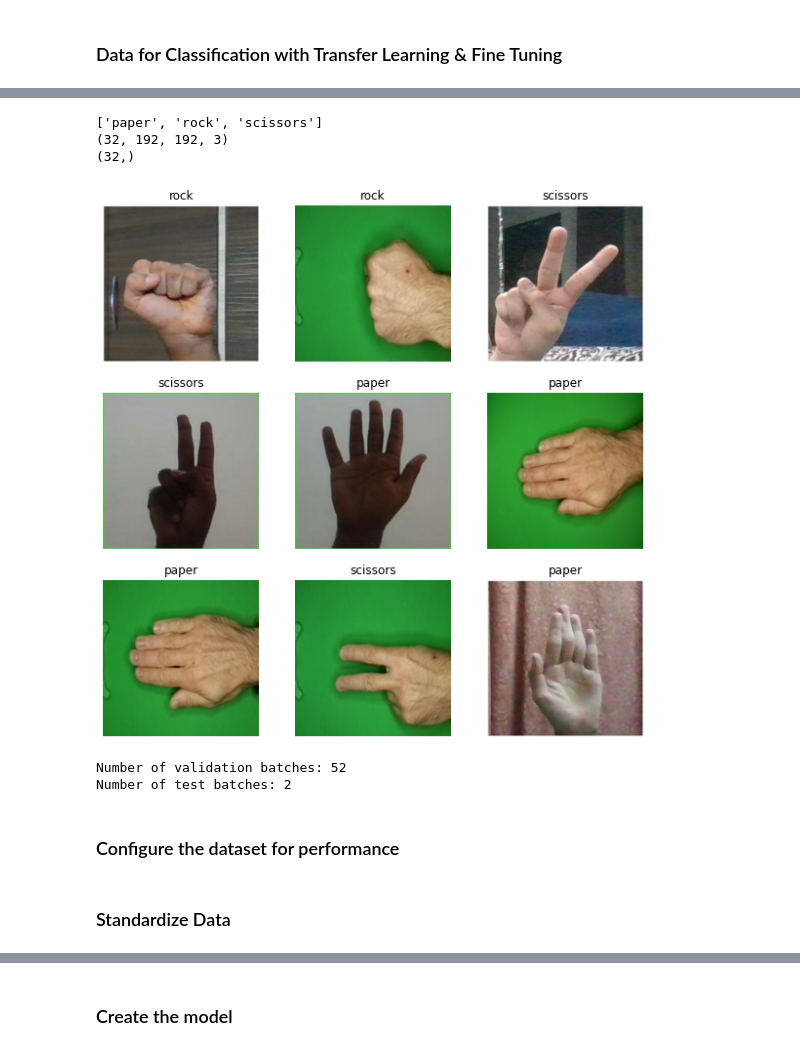
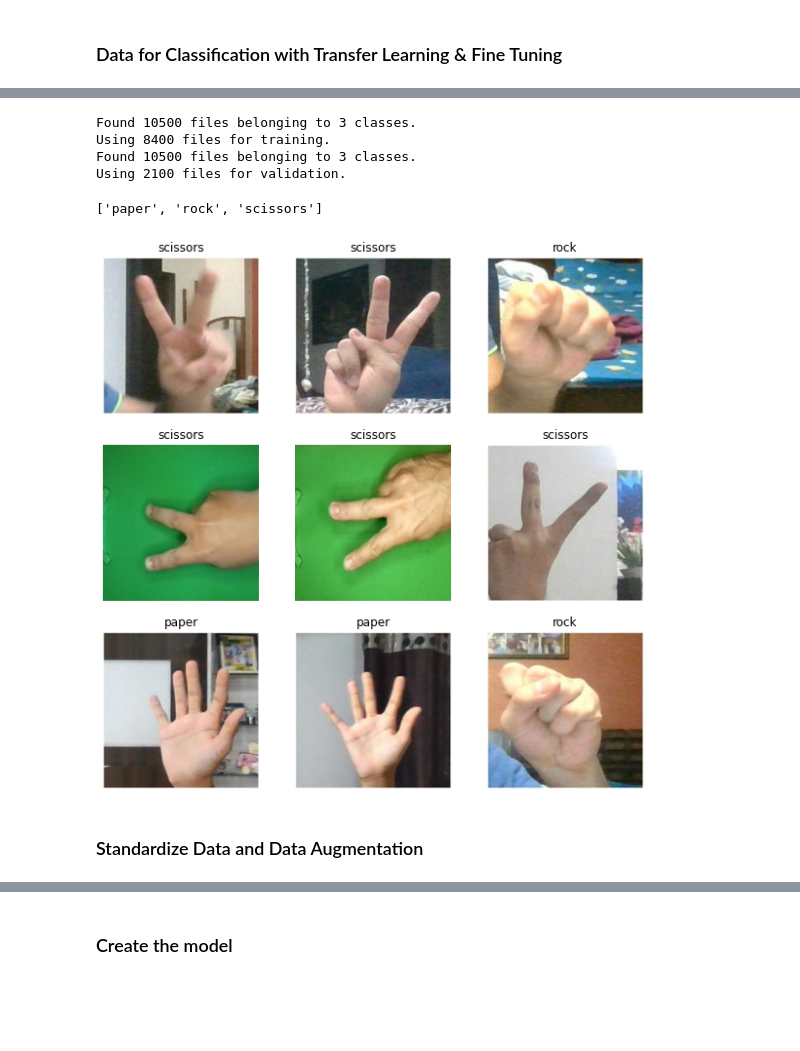
Before and after one commit to adrianbruegger/applieddatascience, a Jupyter notebook: AppliedDataScience_Project.ipynb, the cells around one changed output, grey strips where cells are left out. Drawn from its saved outputs; the diff is of its cells as text; code cells hidden in the pictures; blank space fills up the shorter version.

```diff
--- a/AppliedDataScience_Project.ipynb
+++ b/AppliedDataScience_Project.ipynb
@@ -299,18 +436,18 @@ Bad file: ./rockpaperscissors/rock/rock\99.jpg
 # %%
-dst_dir = 'rockpaperscissors/rock/rock_2'
+dst_dir = 'rockpaperscissors/scissors'
 os.makedirs(dst_dir, exist_ok=True)
 
-files = glob.glob('./rockpaperscissors/rock/rock_2/*.jpg')
+files = glob.glob('./rockpaperscissors/scissors/*')
 i = 0
 
 for f in files:
     i = i + 1
     try:
-        img = Image.open('rockpaperscissors/rock/rock_2/'+f)
+        img = PIL.Image.open('rockpaperscissors/scissors/'+f)
     except (IOError) as e:
-        print ('Bad file:', f)
+        #print ('Bad file:', f)
         pass
-    img = Image.open(f)
+    img = PIL.Image.open(f)
     if img.mode != 'RGB':
         img = img.convert('RGB')
     img_resize = img.resize((192, 192))
@@ -318,4 +455,5 @@ for f in files:
     basename = os.path.basename(root)
     img_resize.save(os.path.join(dst_dir, basename + ext))
     if i == 10000:
+        print("over >10'000 process aborted")
         break
@@ -618,23 +464,48 @@ Using 1636 files for validation.
-# %%
-class_names = train_dataset.class_names
-
-print(class_names)
-
-for image_batch, labels_batch in train_dataset:
-  print(image_batch.shape)
-  print(labels_batch.shape)
-  break
-# %% [output]
-['paper', 'rock', 'scissors']
-(32, 192, 192, 3)
-(32,)
+# %%
+# .ipynb_checkpoint is falsely recognized as class, so we have to remove it before continuing
+
+#shutil.rmtree('/content/rockpaperscissors/.ipynb_checkpoints', ignore_errors=True)
+
+data_dir = os.path.join(os.curdir, '/content/rockpaperscissors')
+
+batch_size = 32
+img_height = 192
+img_width = 192
+
+train_ds = tf.keras.utils.image_dataset_from_directory(
+  data_dir,
+  validation_split=0.2,
+  subset="training",
+  seed=123,
+  image_size=(img_height, img_width),
+  batch_size=batch_size)
+
+val_ds = tf.keras.utils.image_dataset_from_directory(
+  data_dir,
+  validation_split=0.2,
+  subset="validation",
+  seed=123,
+  image_size=(img_height, img_width),
+  batch_size=batch_size)
+# %% [output]
+Found 10500 files belonging to 3 classes.
+Using 8400 files for training.
+Found 10500 files belonging to 3 classes.
+Using 2100 files for validation.
+# %%
+class_names = train_ds.class_names
+print(class_names)
+# %% [output]
+['paper', 'rock', 'scissors']
 # %%
+import matplotlib.pyplot as plt
+
 plt.figure(figsize=(10, 10))
-for images, labels in train_dataset.take(1):
+for images, labels in train_ds.take(1):
   for i in range(9):
     ax = plt.subplot(3, 3, i + 1)
     plt.imshow(images[i].numpy().astype("uint8"))
     plt.title(class_names[labels[i]])
     plt.axis("off")
 # %% [output]
-[figure, old version]
+[figure, new version]
@@ -646,9 +511,0 @@ val_dataset = validation_dataset.skip(val_batches // 20)
-# %%
-
-print('Number of validation batches: %d' % tf.data.experimental.cardinality(validation_dataset))
-print('Number of test batches: %d' % tf.data.experimental.cardinality(test_dataset))
-# %% [output]
-Number of validation batches: 52
-Number of test batches: 2
-# %% [markdown]
-### Configure the dataset for performance
@@ -661,2 +512,2 @@ test_dataset = test_dataset.prefetch(buffer_size=AUTOTUNE)
 # %% [markdown]
-### Standardize Data
+### Standardize Data and Data Augmentation
```
Also changed, not shown: parts of 69 cells of this notebook.
